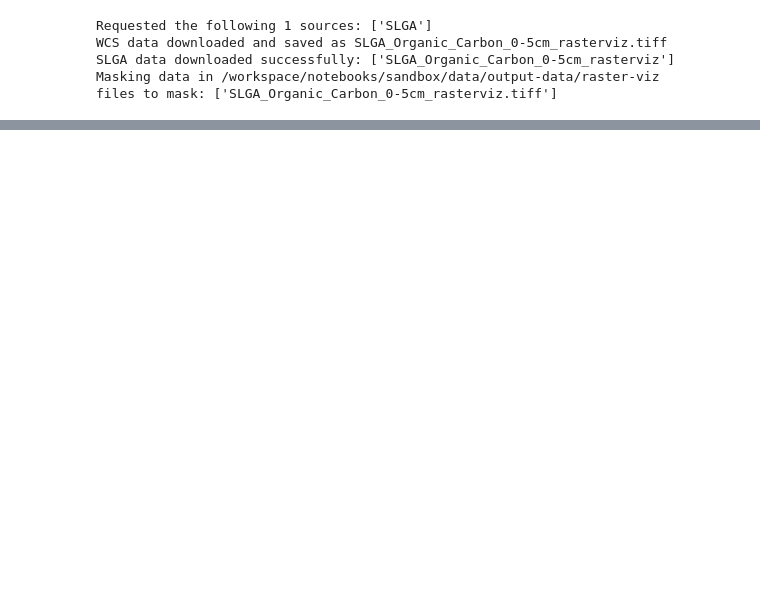
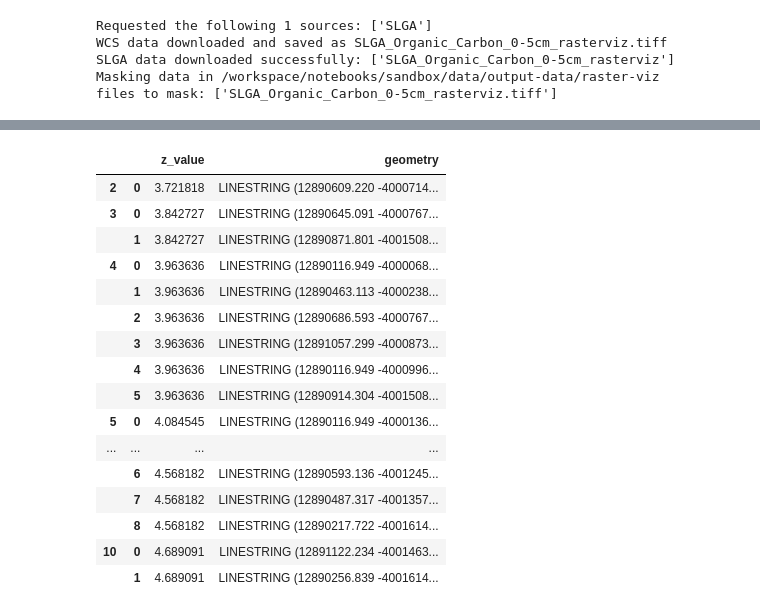
Before and after one commit to Sensand-AI/data-notebooks, a Jupyter notebook: notebooks/sandbox/utilities/raster-visualisation.ipynb, the cells around one changed output, grey strips where cells are left out. Cells and saved outputs as stored; diff of their text form; code cells hidden in the pictures; blank space fills up the shorter version.

```diff
--- a/notebooks/sandbox/utilities/raster-visualisation.ipynb
+++ b/notebooks/sandbox/utilities/raster-visualisation.ipynb
@@ -135,0 +139,7 @@ TypeError: 'module' object is not callable
+# %%
+upscale_factor = 2
+
+new_width = int(raster.rio.width * upscale_factor)
+new_height = int(raster.rio.height * upscale_factor)
+
+raster_upsampled = raster.rio.reproject(raster.rio.crs, shape=(new_height, new_width), resampling=Resampling.bilinear)
@@ -135,0 +156,5 @@ TypeError: 'module' object is not callable
+# %%
+min = np.min(raster.values)
+max = np.max(raster.values)
+
+print(f'Min: {min}, Max: {max}')
@@ -135,0 +263,21 @@ TypeError: 'module' object is not callable
+# %%
+contours_explode = contours_gdf.explode()
+contours_explode
+# %% [output]
+|  |  | z_value | geometry |
+| 2 | 0 | 3.721818 | LINESTRING (12890609.220 -4000714... |
+| 3 | 0 | 3.842727 | LINESTRING (12890645.091 -4000767... |
+|  | 1 | 3.842727 | LINESTRING (12890871.801 -4001508... |
+| 4 | 0 | 3.963636 | LINESTRING (12890116.949 -4000068... |
+|  | 1 | 3.963636 | LINESTRING (12890463.113 -4000238... |
+|  | 2 | 3.963636 | LINESTRING (12890686.593 -4000767... |
+|  | 3 | 3.963636 | LINESTRING (12891057.299 -4000873... |
+|  | 4 | 3.963636 | LINESTRING (12890116.949 -4000996... |
+|  | 5 | 3.963636 | LINESTRING (12890914.304 -4001508... |
+| 5 | 0 | 4.084545 | LINESTRING (12890116.949 -4000136... |
+| ... | ... | ... | ... |
+|  | 6 | 4.568182 | LINESTRING (12890593.136 -4001245... |
+|  | 7 | 4.568182 | LINESTRING (12890487.317 -4001357... |
+|  | 8 | 4.568182 | LINESTRING (12890217.722 -4001614... |
+| 10 | 0 | 4.689091 | LINESTRING (12891122.234 -4001463... |
+|  | 1 | 4.689091 | LINESTRING (12890256.839 -4001614... |
```
Also changed, not shown: parts of 22 cells of this notebook.
